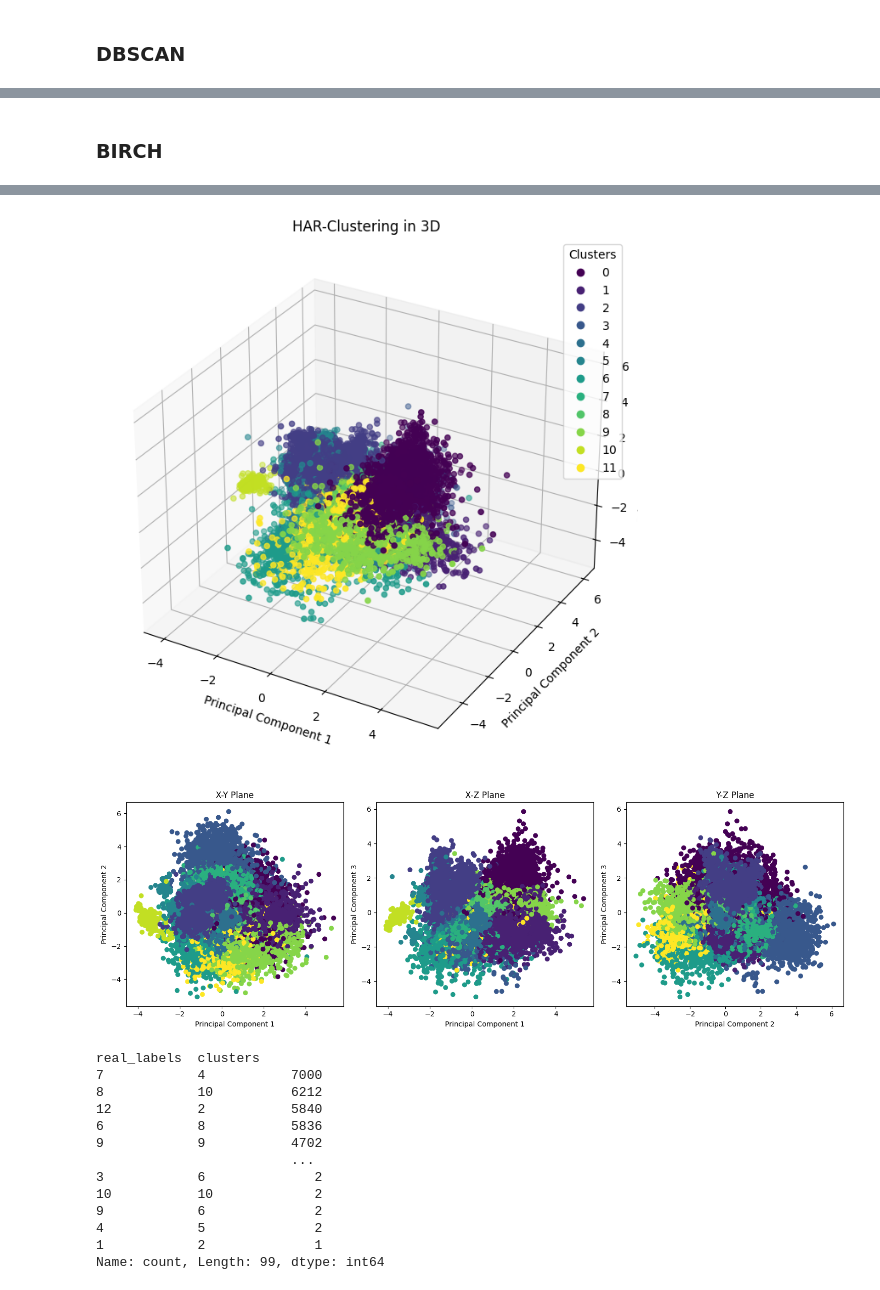
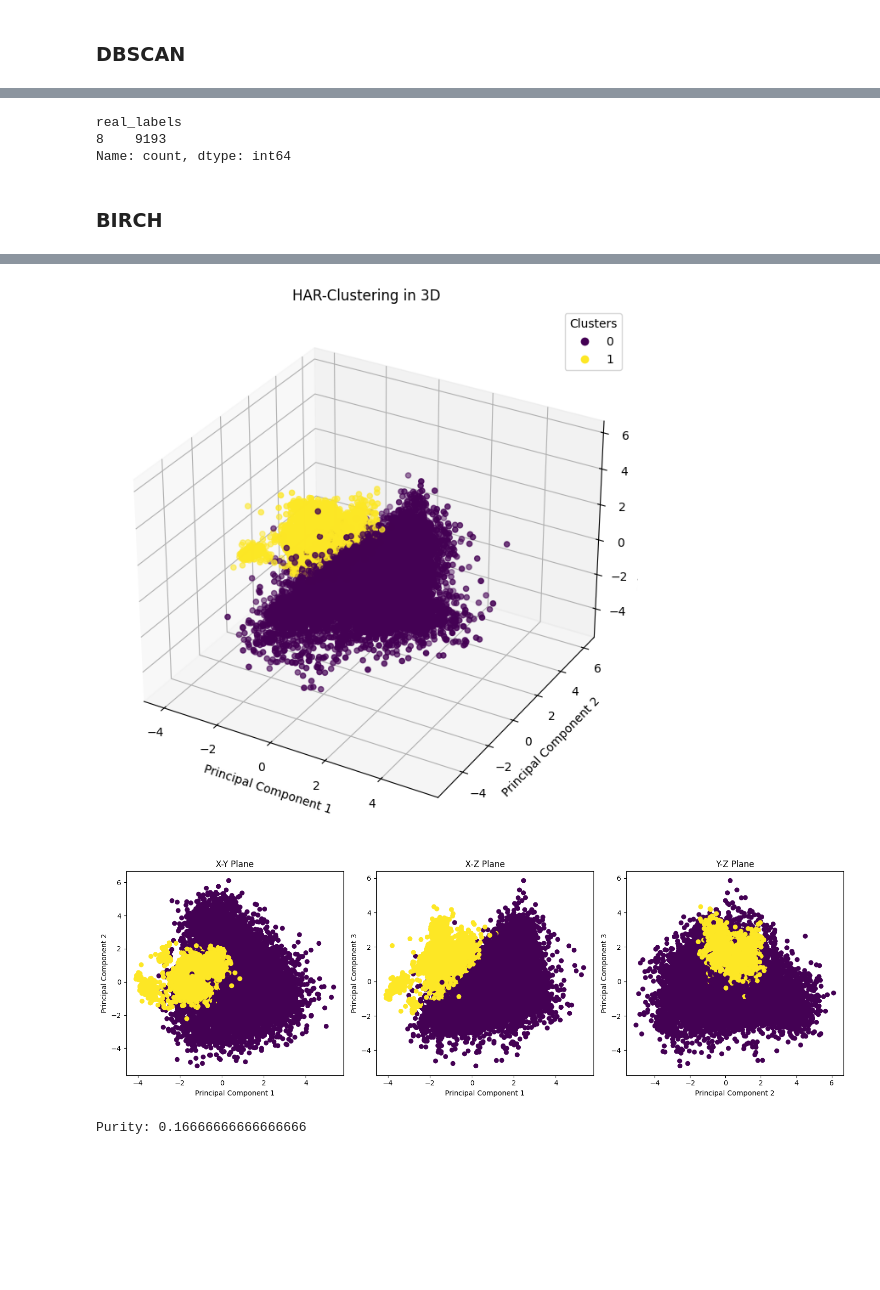
Before and after one commit to ELEFTHERIOSAMITSIS/data_mining, a Jupyter notebook: organize.ipynb, the cells around one changed output, grey strips where cells are left out. Drawn from its saved outputs; the diff is of its cells as text; code cells hidden in the pictures; blank space fills up the shorter version.

```diff
--- a/organize.ipynb
+++ b/organize.ipynb
@@ -276,20 +322,23 @@ print(val_db)
+# %%
+print(validationdb_df[validationdb_df['clusters']==3]['real_labels'].value_counts())
+# %% [output]
+real_labels
+8    9193
+Name: count, dtype: int64
 # %% [markdown]
 ### BIRCH
 # %%
 data_filtered_bir=get_balanced_dataset(data_filtered,7000)
 X_data_bir=data_filtered_bir[['back_x','back_y','back_z','thigh_x','thigh_y','thigh_z']]
 Y_data_bir=data_filtered_bir['label']
-shilloute=[0.33585363276960806,0.1924948512554989,0.19883399096059523,0.18816919963696543,0.20691295872835733,0.21050585680736406,0.1830996154539441,0.16742132636217766,0.17383393976374817,0.2029537165027523,0.2149890094892147]
-for i in range(2,13):
-    labels_birch,validationdb_df,shil=birch(X_data_bir,Y_data_bir,i,0.01,50)
-    shilloute.append(shil)
+labels_birch,validationdb_df,shil=birch(X_data_bir,Y_data_bir,2,0.01,50)
 
 val_db=validationdb_df.value_counts()
 
 x=pca_test(X_data_bir,3)
 cluster3D(x,labels_birch)
 cluster2D(x,labels_birch)
-print(val_db)
+purity_metric(val_db)
 # %% [output]
 (84000, 7)
 BIRCH silouette score --->0.33585363276960806
@@ -306,15 +345,3 @@ BIRCH silouette score --->0.2149890094892147
-[figure, old version]
+[figure, new version]
-[figure, old version]
+[figure, new version]
-real_labels  clusters
-7            4           7000
-8            10          6212
-12           2           5840
-6            8           5836
-9            9           4702
-                         ...
-3            6              2
-10           10             2
-9            6              2
-4            5              2
-1            2              1
-Name: count, Length: 99, dtype: int64
+Purity: 0.16666666666666666
```
Also changed, not shown: parts of 20 cells of this notebook, 4 other files.
